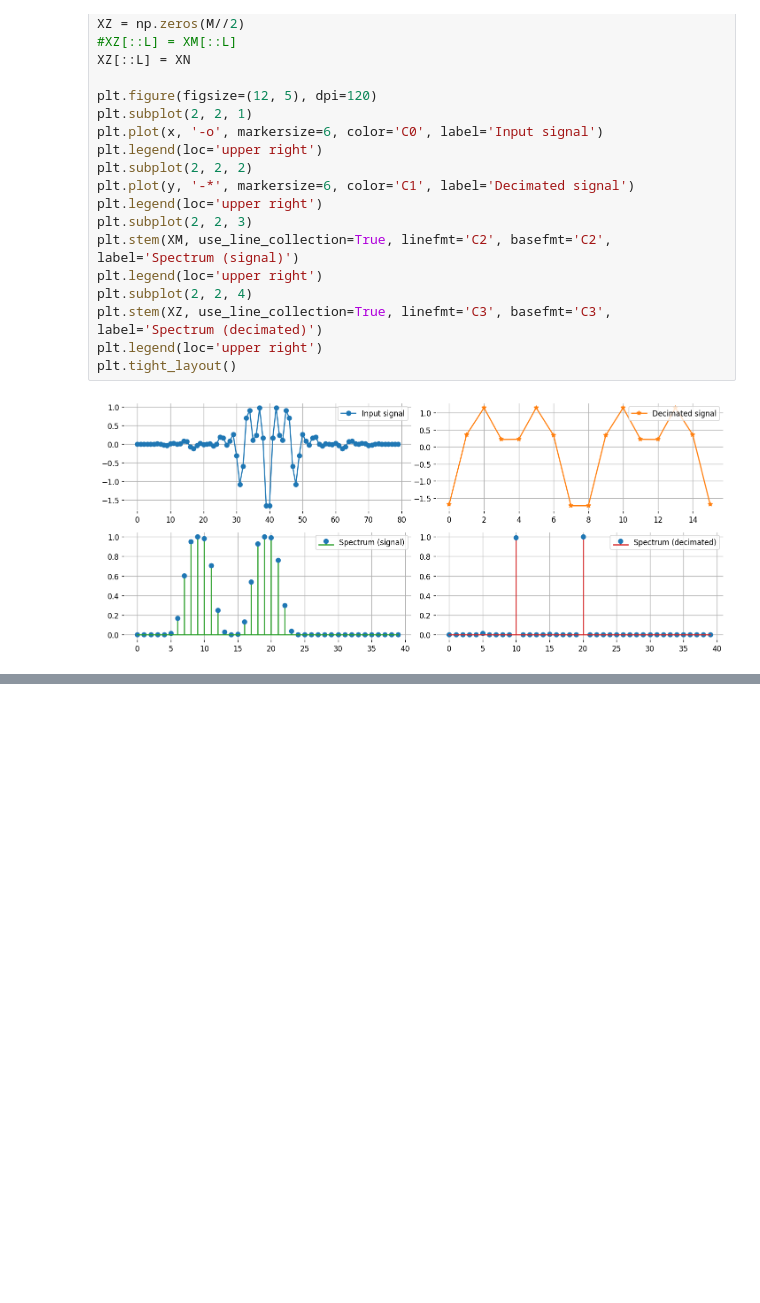
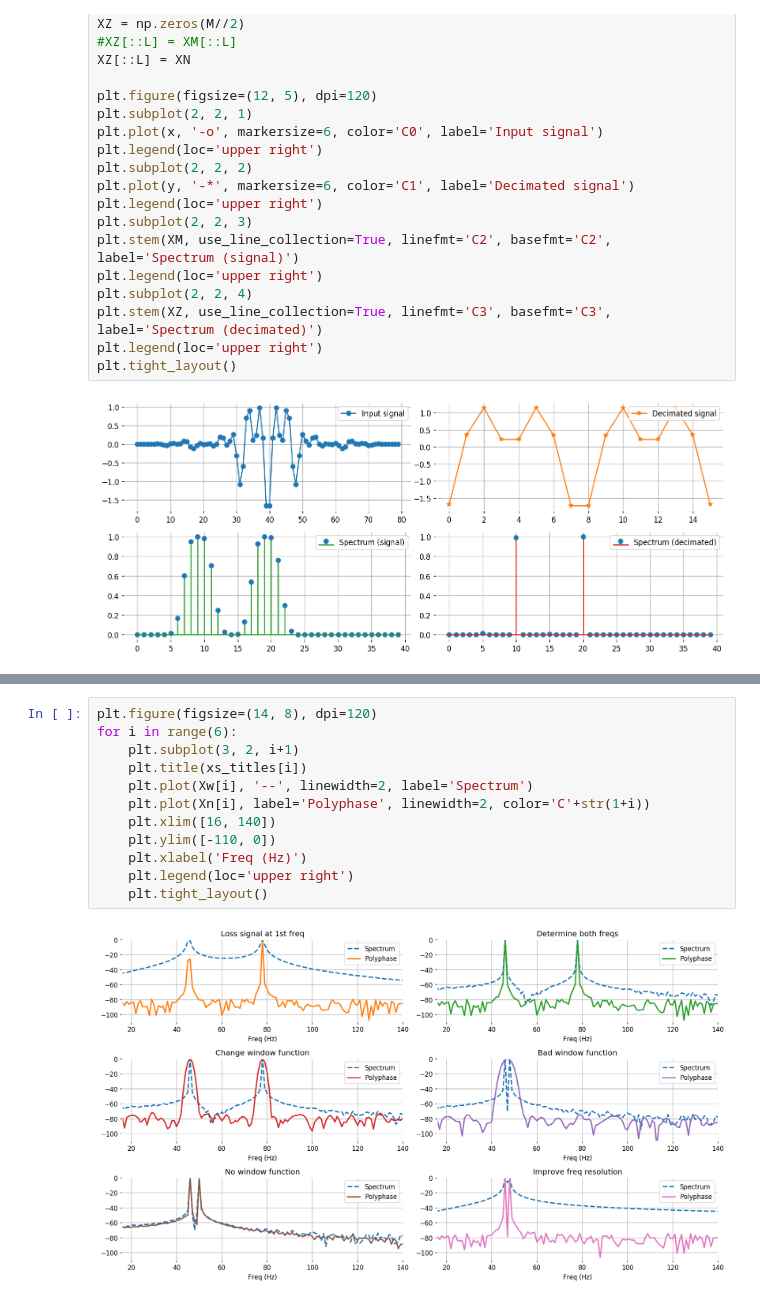
Before and after one commit to hukenovs/dsp-theory, a Jupyter notebook: src/dsp_theory_10_polyphase_ffts.ipynb, the cells around one changed output, grey strips where cells are left out. Drawn from its saved outputs; the diff is of its cells as text; blank space fills up the shorter version.

```diff
--- a/src/dsp_theory_10_polyphase_ffts.ipynb
+++ b/src/dsp_theory_10_polyphase_ffts.ipynb
@@ -564,0 +557,14 @@ ___
+# %%
+plt.figure(figsize=(14, 8), dpi=120)
+for i in range(6):
+    plt.subplot(3, 2, i+1)
+    plt.title(xs_titles[i])
+    plt.plot(Xw[i], '--', linewidth=2, label='Spectrum')
+    plt.plot(Xn[i], label='Polyphase', linewidth=2, color='C'+str(1+i))
+    plt.xlim([16, 140])
+    plt.ylim([-110, 0])
+    plt.xlabel('Freq (Hz)')
+    plt.legend(loc='upper right')
+    plt.tight_layout()
+# %% [output]
+[figure, added]
```
Also changed, not shown: parts of 11 cells of this notebook.
